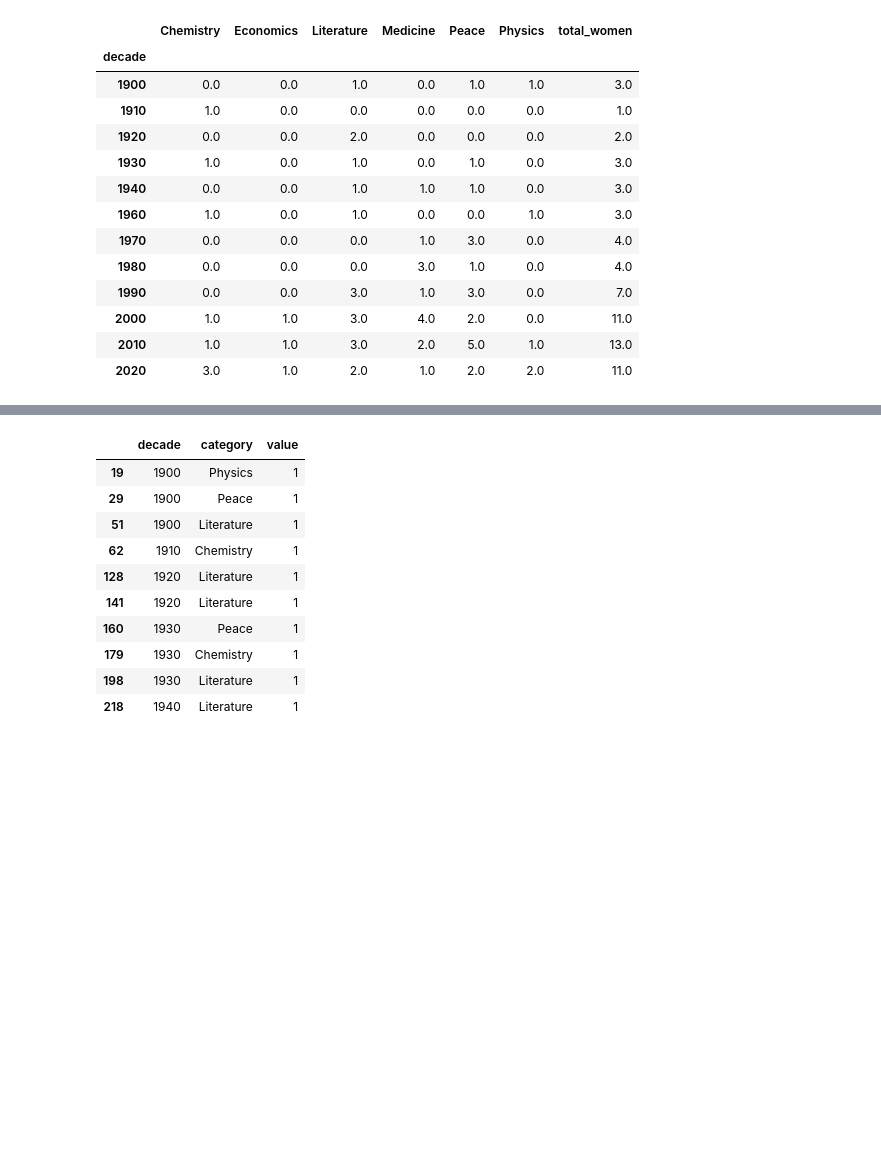
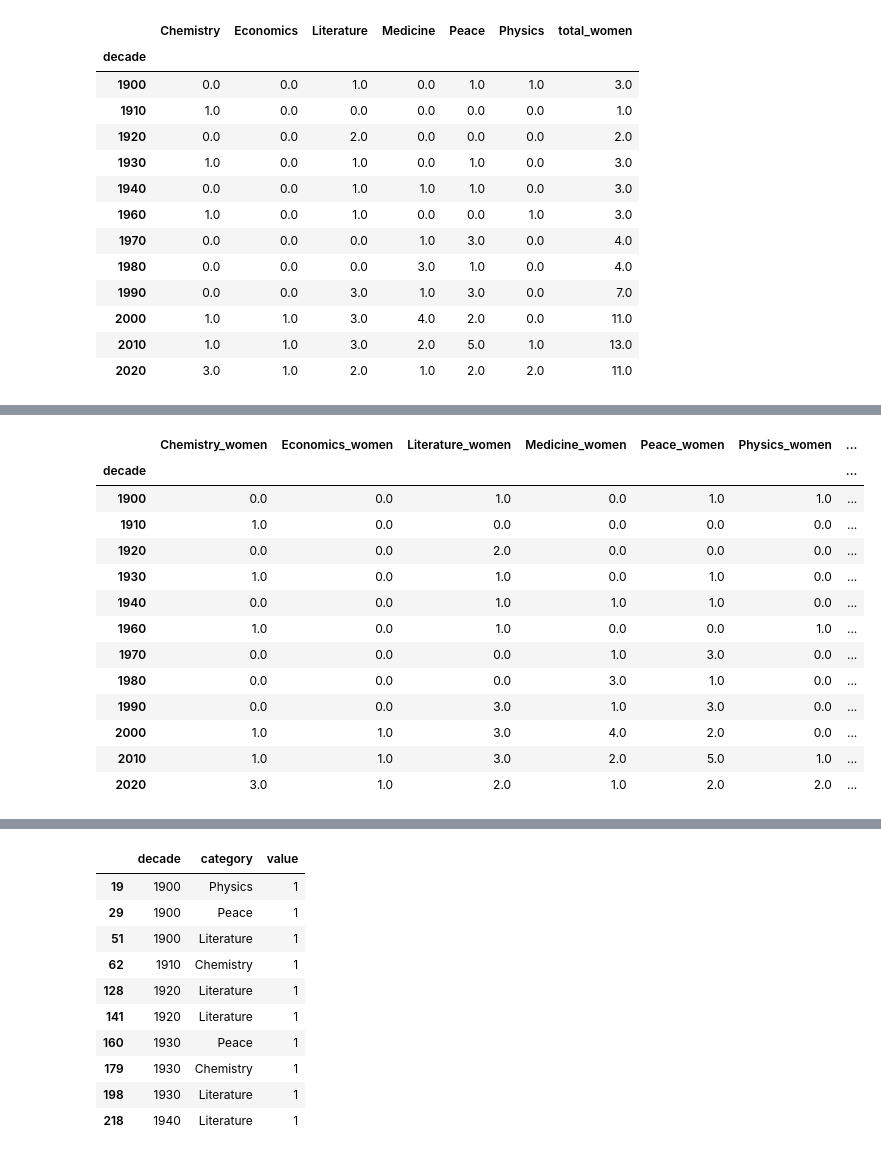
Before and after one commit to MichaelSzczepaniak/DSPortfolio, a Jupyter notebook: Nobel_Winners/NobelWinners.ipynb, the cells around one changed output, grey strips where cells are left out. Cells and saved outputs as stored; diff of their text form; code cells hidden in the pictures; blank space fills up the shorter version.

```diff
--- a/Nobel_Winners/NobelWinners.ipynb
+++ b/Nobel_Winners/NobelWinners.ipynb
@@ -335,0 +325,6 @@ plt.show()
+# %%
+# rename cols so we can id them when we join
+df_fem_cat = df_fem_cat.rename(columns={'Chemistry': 'Chemistry_women', 'Economics': 'Economics_women',
+                                        'Literature': 'Literature_women', 'Medicine': 'Medicine_women',
+                                        'Peace': 'Peace_women', 'Physics': 'Physics_women'})
+df_fem_cat.tail()
@@ -351,3 +358,22 @@ df_men_cat.tail()
 | 2000 | 24.0 | 19.0 | 7.0 | 22.0 | 8.0 | 28.0 | 108.0 |
 | 2010 | 26.0 | 19.0 | 7.0 | 22.0 | 5.0 | 25.0 | 104.0 |
 | 2020 | 7.0 | 8.0 | 2.0 | 7.0 | 2.0 | 10.0 | 36.0 |
+# %%
+# join the women and men, then compute the women prop's by cat
+df_both_sex = df_fem_cat.merge(df_men_cat, left_index=True, right_index=True, how='inner')
+df_both_sex
+# %% [output]
+|  | Chemistry_women | Economics_women | Literature_women | Medicine_women | Peace_women | Physics_women | ... |
+| decade |  |  |  |  |  |  | ... |
+| 1900 | 0.0 | 0.0 | 1.0 | 0.0 | 1.0 | 1.0 | ... |
+| 1910 | 1.0 | 0.0 | 0.0 | 0.0 | 0.0 | 0.0 | ... |
+| 1920 | 0.0 | 0.0 | 2.0 | 0.0 | 0.0 | 0.0 | ... |
+| 1930 | 1.0 | 0.0 | 1.0 | 0.0 | 1.0 | 0.0 | ... |
+| 1940 | 0.0 | 0.0 | 1.0 | 1.0 | 1.0 | 0.0 | ... |
+| 1960 | 1.0 | 0.0 | 1.0 | 0.0 | 0.0 | 1.0 | ... |
+| 1970 | 0.0 | 0.0 | 0.0 | 1.0 | 3.0 | 0.0 | ... |
+| 1980 | 0.0 | 0.0 | 0.0 | 3.0 | 1.0 | 0.0 | ... |
+| 1990 | 0.0 | 0.0 | 3.0 | 1.0 | 3.0 | 0.0 | ... |
+| 2000 | 1.0 | 1.0 | 3.0 | 4.0 | 2.0 | 0.0 | ... |
+| 2010 | 1.0 | 1.0 | 3.0 | 2.0 | 5.0 | 1.0 | ... |
+| 2020 | 3.0 | 1.0 | 2.0 | 1.0 | 2.0 | 2.0 | ... |
```
Also changed, not shown: parts of 9 cells of this notebook.
